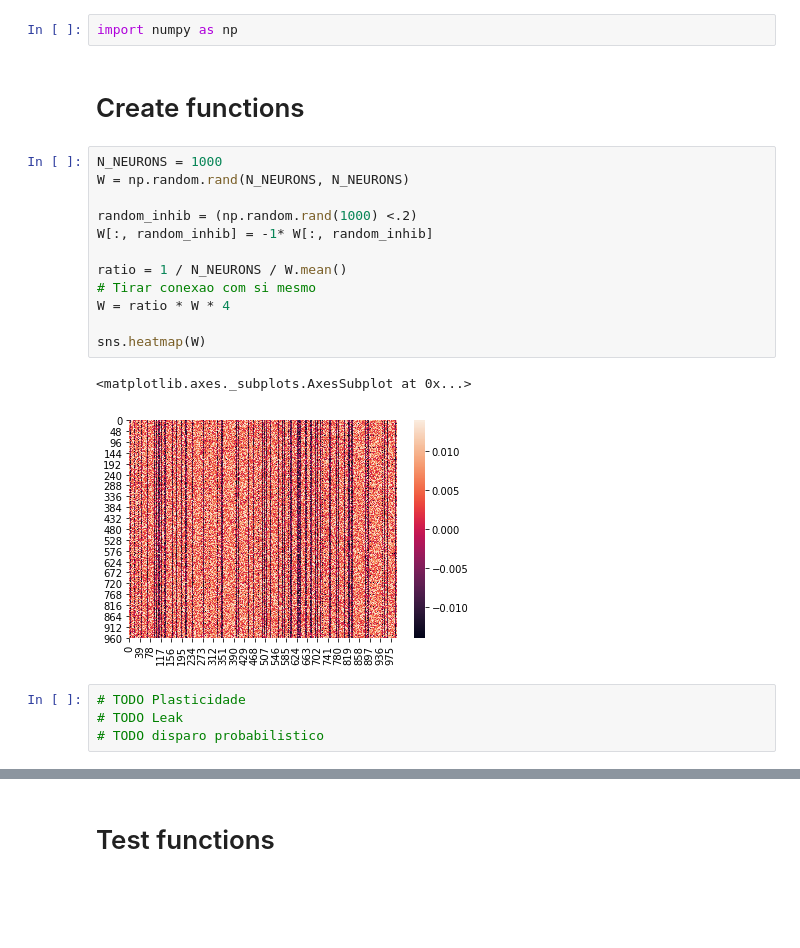
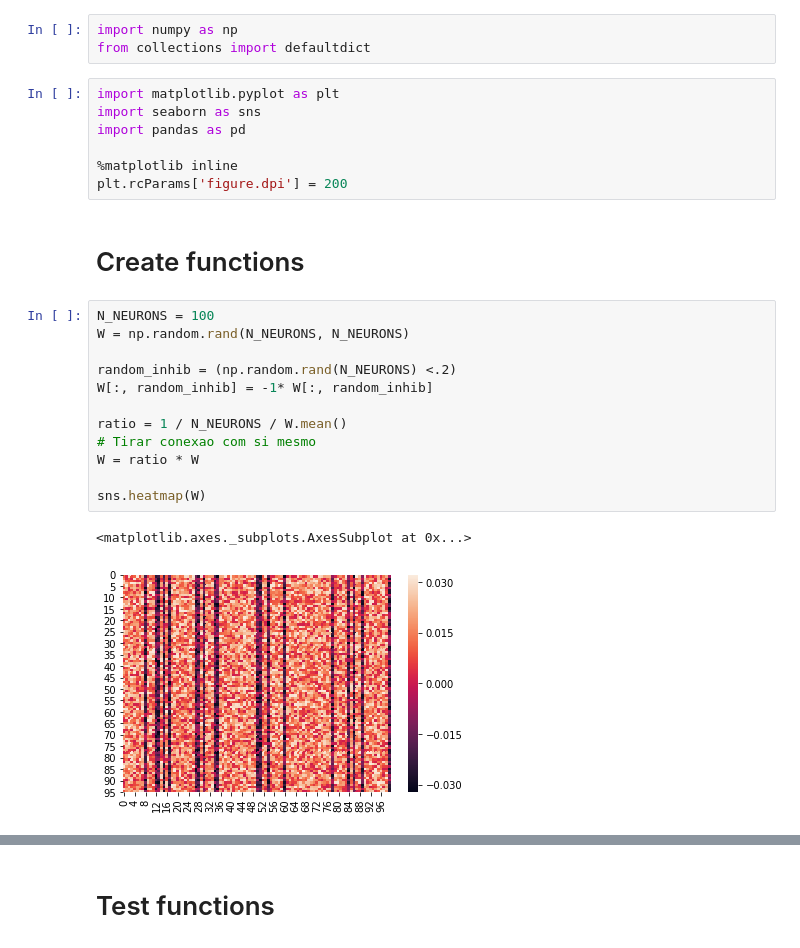
Before and after one commit to EstevaoUyra/criticality-on-neural-network, a Jupyter notebook: network.ipynb, the cells around one changed output, grey strips where cells are left out. Saved outputs shown, nothing was run; the diff lists cells and outputs as text; blank space fills up the shorter version.

```diff
--- a/network.ipynb
+++ b/network.ipynb
@@ -1,23 +1,27 @@
 # %%
 import numpy as np
+from collections import defaultdict
+# %%
+import matplotlib.pyplot as plt
+import seaborn as sns
+import pandas as pd
+
+%matplotlib inline
+plt.rcParams['figure.dpi'] = 200
 # %% [markdown]
 # Create functions
 # %%
-N_NEURONS = 1000
+N_NEURONS = 100
 W = np.random.rand(N_NEURONS, N_NEURONS)
 
-random_inhib = (np.random.rand(1000) <.2)
+random_inhib = (np.random.rand(N_NEURONS) <.2)
 W[:, random_inhib] = -1* W[:, random_inhib]
 
 ratio = 1 / N_NEURONS / W.mean()
 # Tirar conexao com si mesmo
-W = ratio * W * 4
+W = ratio * W
 
 sns.heatmap(W)
 # %% [output]
 <matplotlib.axes._subplots.AxesSubplot at 0x...>
-[figure, old version]
+[figure, new version]
-# %%
-# TODO Plasticidade
-# TODO Leak
-# TODO disparo probabilistico
```
Also changed, not shown: parts of 24 cells of this notebook.
